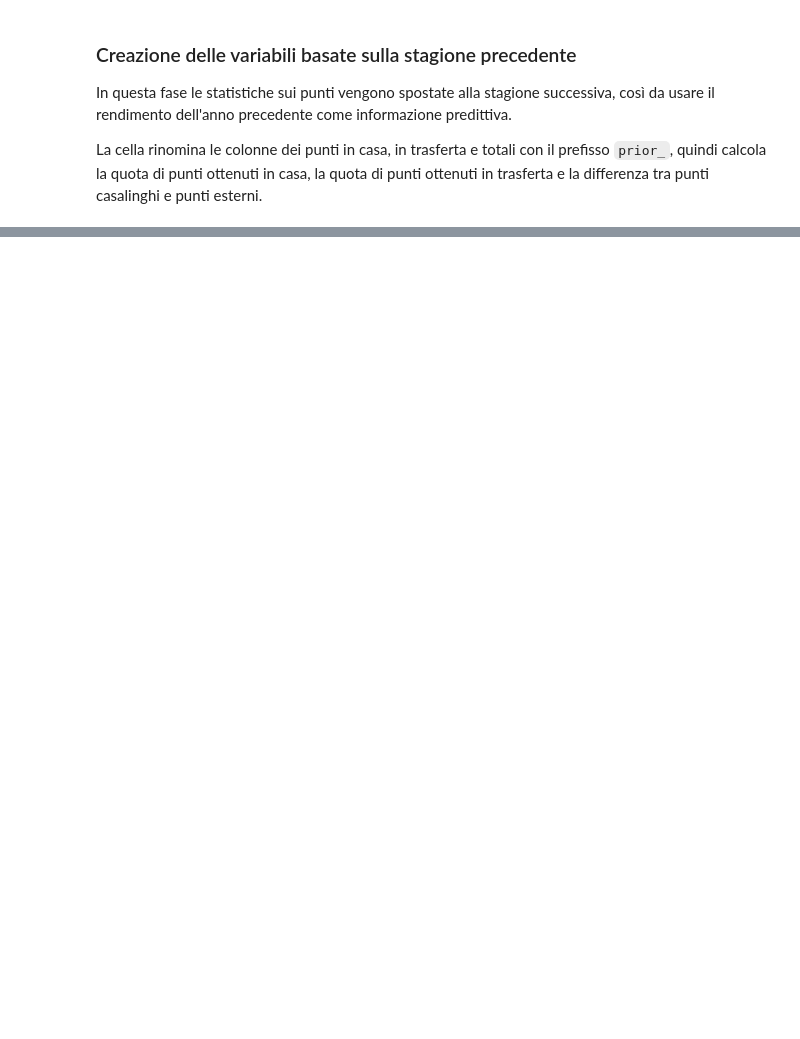
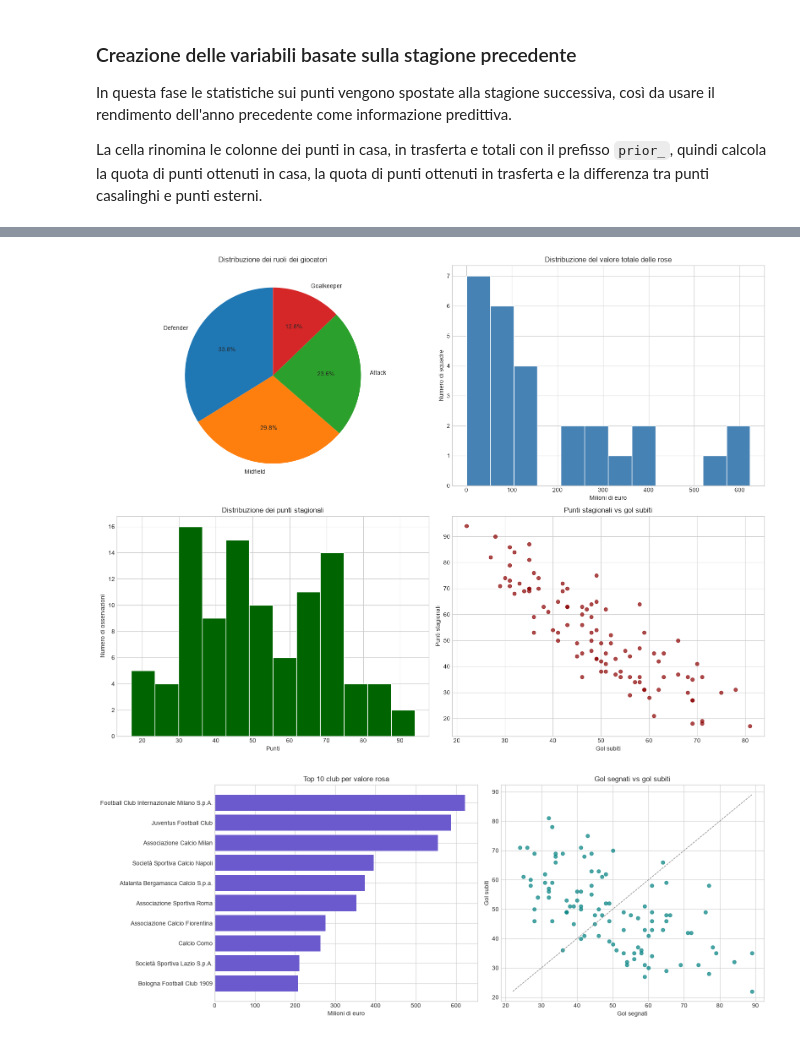
Before and after one commit to burraco04/serieA-Prediction-Model, a Jupyter notebook: notebook.ipynb, the cells around one changed output, grey strips where cells are left out. Saved outputs shown, nothing was run; the diff lists cells and outputs as text; code cells hidden in the pictures; blank space fills up the shorter version.

```diff
--- a/notebook.ipynb
+++ b/notebook.ipynb
@@ -637,0 +840,44 @@ prior_season_home_away
+# %%
+fig, axes = plt.subplots(2, 2, figsize=(16, 12))
+
+axes[0, 0].pie(player_position_counts.values, labels=player_position_counts.index, autopct='%1.1f%%', startangle=90)
+axes[0, 0].set_title('Distribuzione dei ruoli dei giocatori')
+
+axes[0, 1].hist(team_eda['team_market_value'].dropna() / 1e6, bins=12, color='steelblue', edgecolor='white')
+axes[0, 1].set_title('Distribuzione del valore totale delle rose')
+axes[0, 1].set_xlabel('Milioni di euro')
+axes[0, 1].set_ylabel('Numero di squadre')
+
+axes[1, 0].hist(eda_club_season['season_points'], bins=12, color='darkgreen', edgecolor='white')
+axes[1, 0].set_title('Distribuzione dei punti stagionali')
+axes[1, 0].set_xlabel('Punti')
+axes[1, 0].set_ylabel('Numero di osservazioni')
+
+axes[1, 1].scatter(eda_club_season['goals_conceded'], eda_club_season['season_points'], alpha=0.7, color='darkred')
+axes[1, 1].set_title('Punti stagionali vs gol subiti')
+axes[1, 1].set_xlabel('Gol subiti')
+axes[1, 1].set_ylabel('Punti stagionali')
+
+plt.tight_layout()
+plt.show()
+
+fig, axes = plt.subplots(1, 2, figsize=(16, 6))
+top_market_plot = top_market.sort_values('team_market_value', ascending=True)
+
+axes[0].barh(top_market_plot['club_name'], top_market_plot['team_market_value'] / 1e6, color='slateblue')
+axes[0].set_title('Top 10 club per valore rosa')
+axes[0].set_xlabel('Milioni di euro')
+
+axes[1].scatter(eda_club_season['goals_scored'], eda_club_season['goals_conceded'], alpha=0.7, color='teal')
+min_val = min(eda_club_season['goals_scored'].min(), eda_club_season['goals_conceded'].min())
+max_val = max(eda_club_season['goals_scored'].max(), eda_club_season['goals_conceded'].max())
+axes[1].plot([min_val, max_val], [min_val, max_val], linestyle='--', color='gray', linewidth=1)
+axes[1].set_title('Gol segnati vs gol subiti')
+axes[1].set_xlabel('Gol segnati')
+axes[1].set_ylabel('Gol subiti')
+
+plt.tight_layout()
+plt.show()
+# %% [output]
+[figure, added]
+[figure, added]
```
Also changed, not shown: parts of 19 cells of this notebook, 1 other file.
